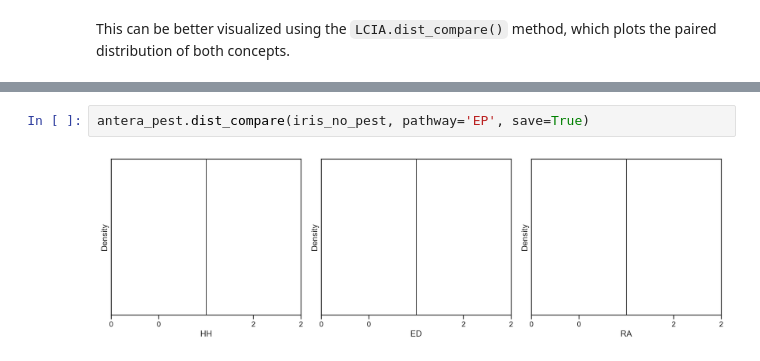
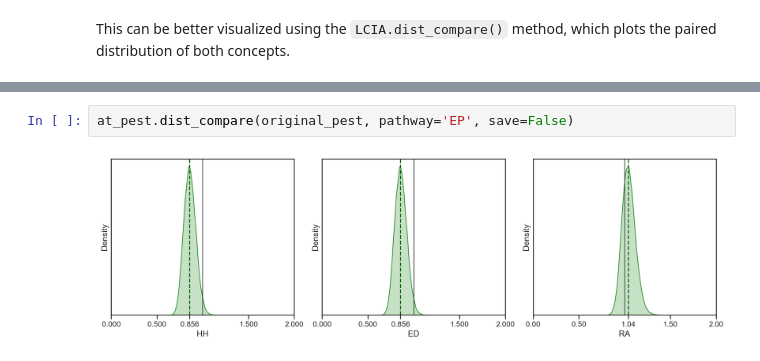
Before and after one commit to gparolin/AEco, a Jupyter notebook: Scripts/view.ipynb, the cells around one changed output, grey strips where cells are left out. Cells and saved outputs as stored; diff of their text form.

```diff
--- a/Scripts/view.ipynb
+++ b/Scripts/view.ipynb
@@ -302,4 +298,4 @@ original.dist_compare(midlife, pathway='MP', save=True)
 # %%
-antera_pest.dist_compare(iris_no_pest, pathway='EP', save=True)
+at_pest.dist_compare(original_pest, pathway='EP', save=False)
 # %% [output]
-[figure, old version]
+[figure, new version]
```
Also changed, not shown: parts of 4 cells of this notebook, 1 other file.
